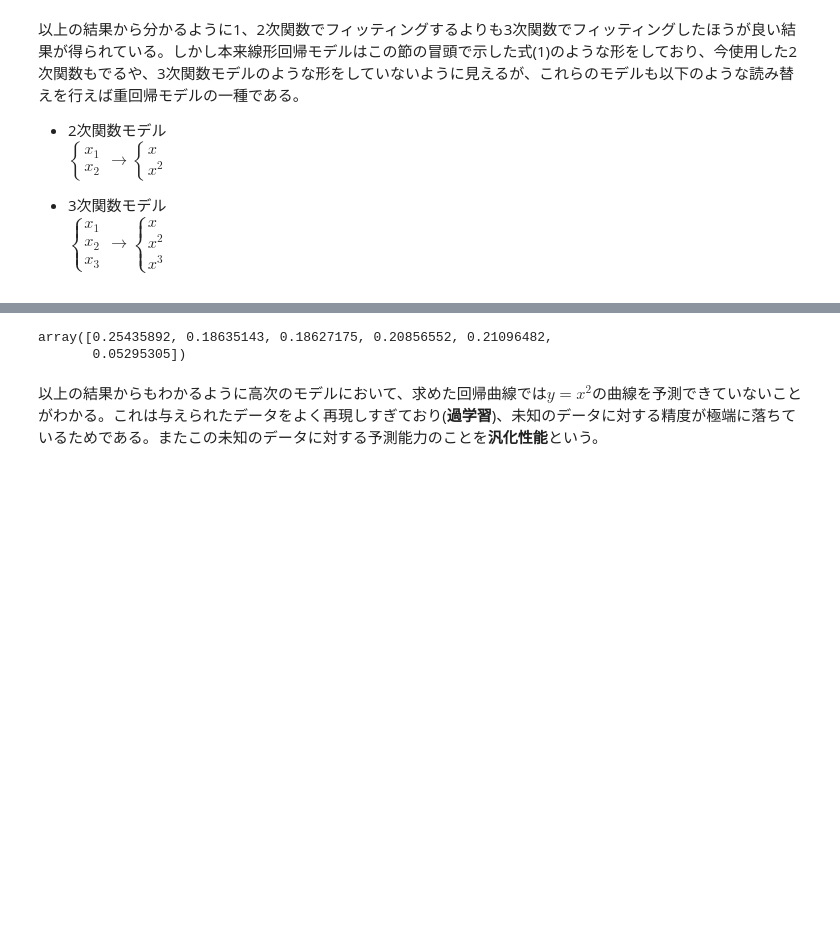
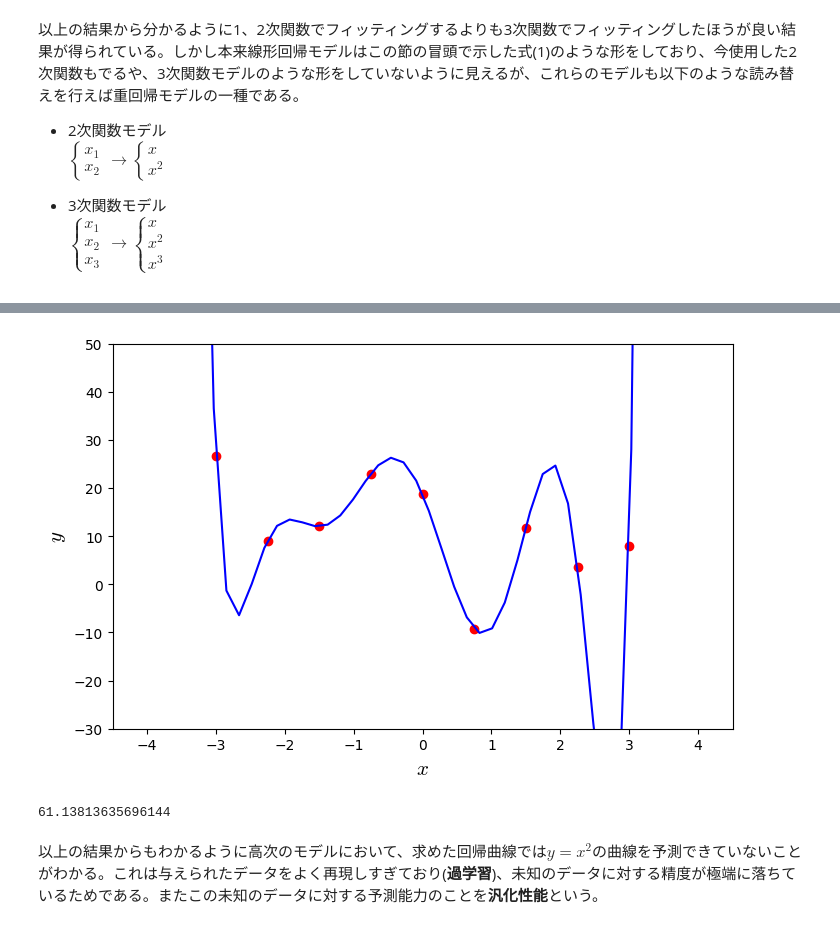
Before and after one commit to aice-ice/Senior-project, a Jupyter notebook: multiple_regression.ipynb, the cells around one changed output, grey strips where cells are left out. Saved outputs shown, nothing was run; the diff lists cells and outputs as text; code cells hidden in the pictures; blank space fills up the shorter version.

```diff
--- a/multiple_regression.ipynb
+++ b/multiple_regression.ipynb
@@ -356,8 +260,29 @@ plt.show()
-# %%
-linreg.coef_
-# %% [output]
-array([0.25435892, 0.18635143, 0.18627175, 0.20856552, 0.21096482,
-       0.05295305])
+# %%
+np.random.seed(0)
+X = np.array(np.linspace(-3, 3, 9))
+y = np.array(X ** 2 + 10 * np.random.normal(0, 1, 9))
+
+train_x = np.array([[X[i] ** j for j in range(9)] for i in range(len(X))])
+
+W = np.linalg.inv(train_x.T @ train_x) @ train_x.T @ y
+
+x_graph = np.linspace(-4.5, 4.5)
+fig, ax = plt.subplots(figsize=(8, 5))
+plt.rcParams['mathtext.fontset'] = 'cm'
+
+ax.scatter(X, y, c='red')
+ax.plot(x_graph, sum([W[i] * x_graph ** i for i in range(len(W))]), c='blue')
+
+ax.set_xlim(-4.5, 4.5)
+ax.set_ylim(-30, 50)
+
+ax.set_xlabel(r'$x$', fontsize=15)
+ax.set_ylabel(r'$y$', fontsize=15)
+plt.show()
+print(np.linalg.norm(W))
+# %% [output]
+[figure, added]
+61.13813635696144
 # %% [markdown]
 以上の結果からもわかるように高次のモデルにおいて、求めた回帰曲線では$y = x ^ 2$の曲線を予測できていないことがわかる。これは与えられたデータをよく再現しすぎており(**過学習**)、未知のデータに対する精度が極端に落ちているためである。またこの未知のデータに対する予測能力のことを**汎化性能**という。
 # %% [markdown]
```
Also changed, not shown: parts of 9 cells of this notebook, 1 other file.
